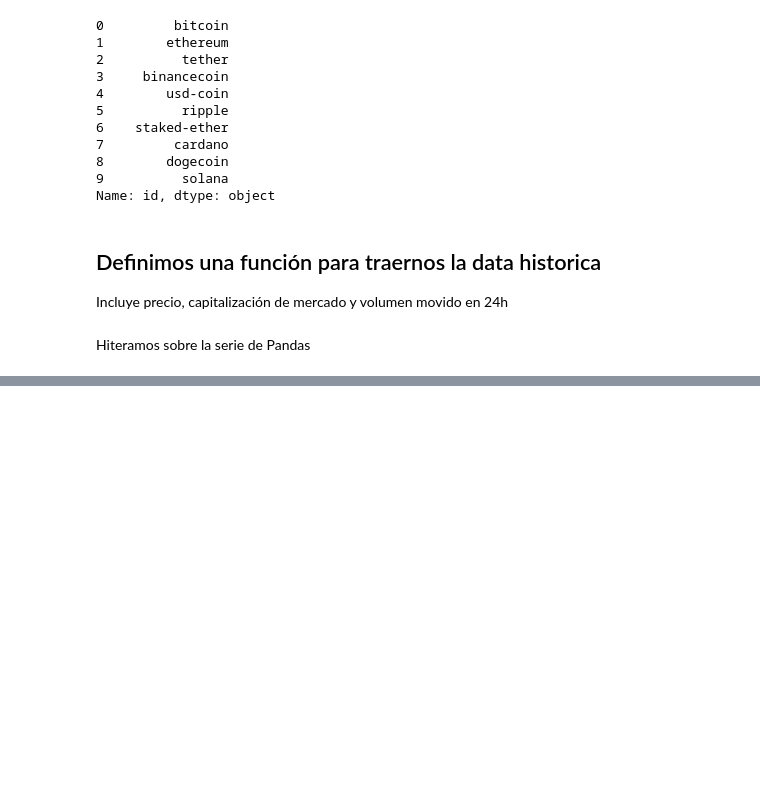
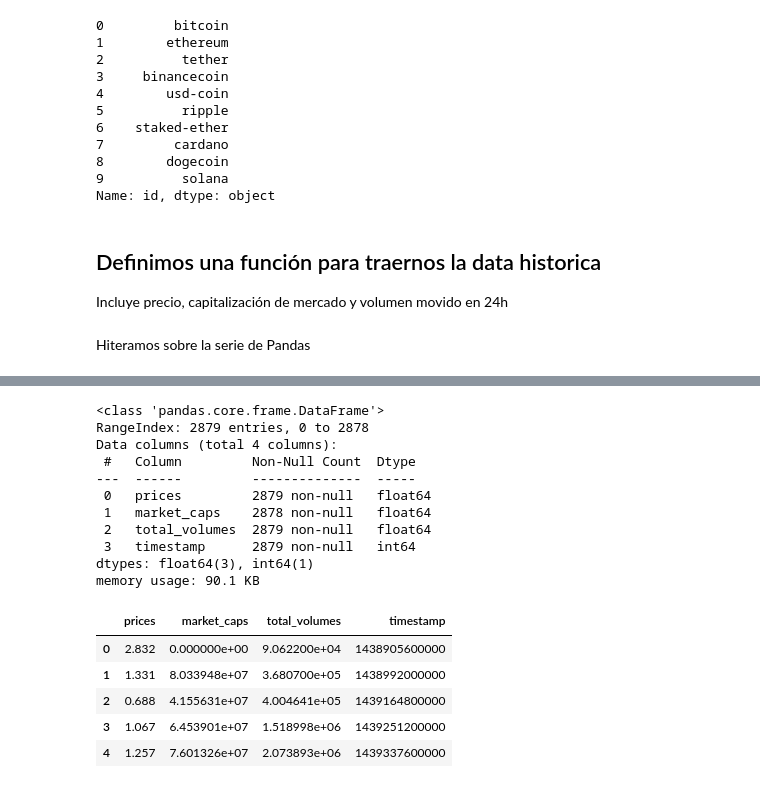
Before and after one commit to CuevaTomasArg/EntregaFinal_TomasCueva_DATENG_51935, a Jupyter notebook: entrega1/api_criptos.ipynb, the cells around one changed output, grey strips where cells are left out. Drawn from its saved outputs; the diff is of its cells as text; code cells hidden in the pictures; blank space fills up the shorter version.

```diff
--- a/entrega1/api_criptos.ipynb
+++ b/entrega1/api_criptos.ipynb
@@ -222,0 +188,2 @@ df_historical_coins.to_json('./DB/coins_market_chart.json')
+# %%
+df_ethereum = get_market_chart("ethereum")
@@ -222,0 +192,4 @@ df_historical_coins.to_json('./DB/coins_market_chart.json')
+# %%
+df_ethereum = pd.DataFrame(df_ethereum)
+df_ethereum.info()
+df_ethereum.head(5)
@@ -222,0 +213,26 @@ df_historical_coins.to_json('./DB/coins_market_chart.json')
+# %%
+df_ethereum['timestamp'] = df_ethereum['prices'].str[0]
+df_ethereum['prices'] = df_ethereum['prices'].str[1]
+df_ethereum['market_caps'] = df_ethereum['market_caps'].str[1]
+df_ethereum['total_volumes'] = df_ethereum['total_volumes'].str[1]
+# %%
+df_ethereum.info()
+df_ethereum.head(5)
+# %% [output]
+<class 'pandas.core.frame.DataFrame'>
+RangeIndex: 2879 entries, 0 to 2878
+Data columns (total 4 columns):
+ #   Column         Non-Null Count  Dtype
+---  ------         --------------  -----
+ 0   prices         2879 non-null   float64
+ 1   market_caps    2878 non-null   float64
+ 2   total_volumes  2879 non-null   float64
+ 3   timestamp      2879 non-null   int64
+dtypes: float64(3), int64(1)
+memory usage: 90.1 KB
+|  | prices | market_caps | total_volumes | timestamp |
+| 0 | 2.832 | 0.000000e+00 | 9.062200e+04 | 1438905600000 |
+| 1 | 1.331 | 8.033948e+07 | 3.680700e+05 | 1438992000000 |
+| 2 | 0.688 | 4.155631e+07 | 4.004641e+05 | 1439164800000 |
+| 3 | 1.067 | 6.453901e+07 | 1.518998e+06 | 1439251200000 |
+| 4 | 1.257 | 7.601326e+07 | 2.073893e+06 | 1439337600000 |
```
Also changed, not shown: parts of 7 cells of this notebook, 16 other files.
